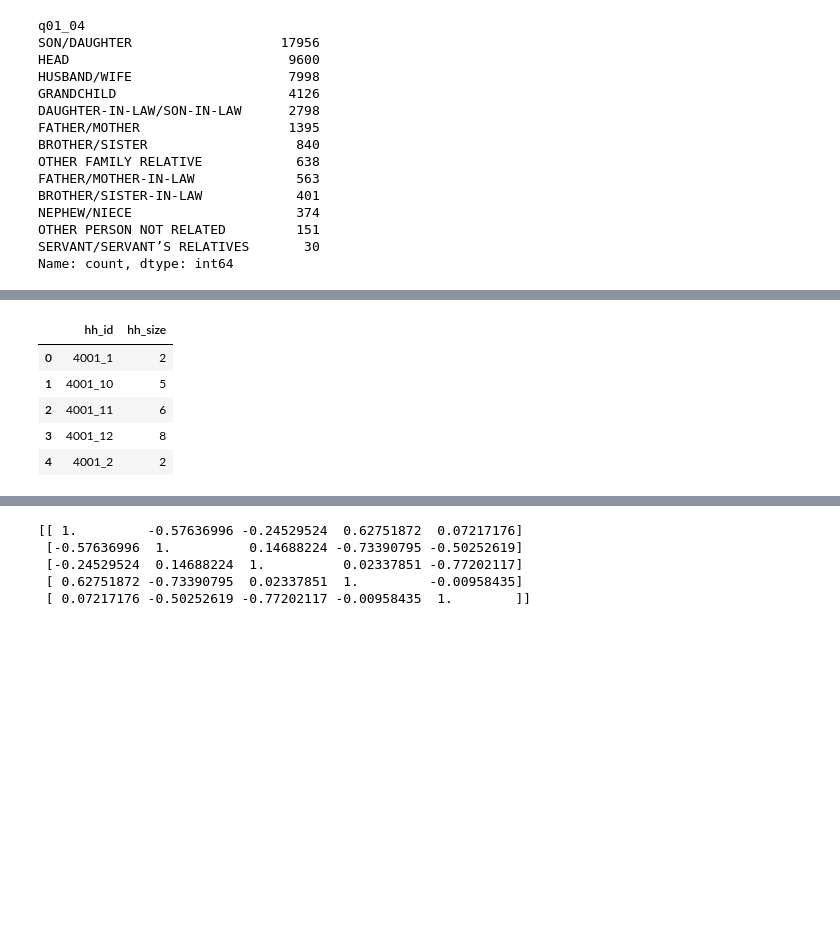
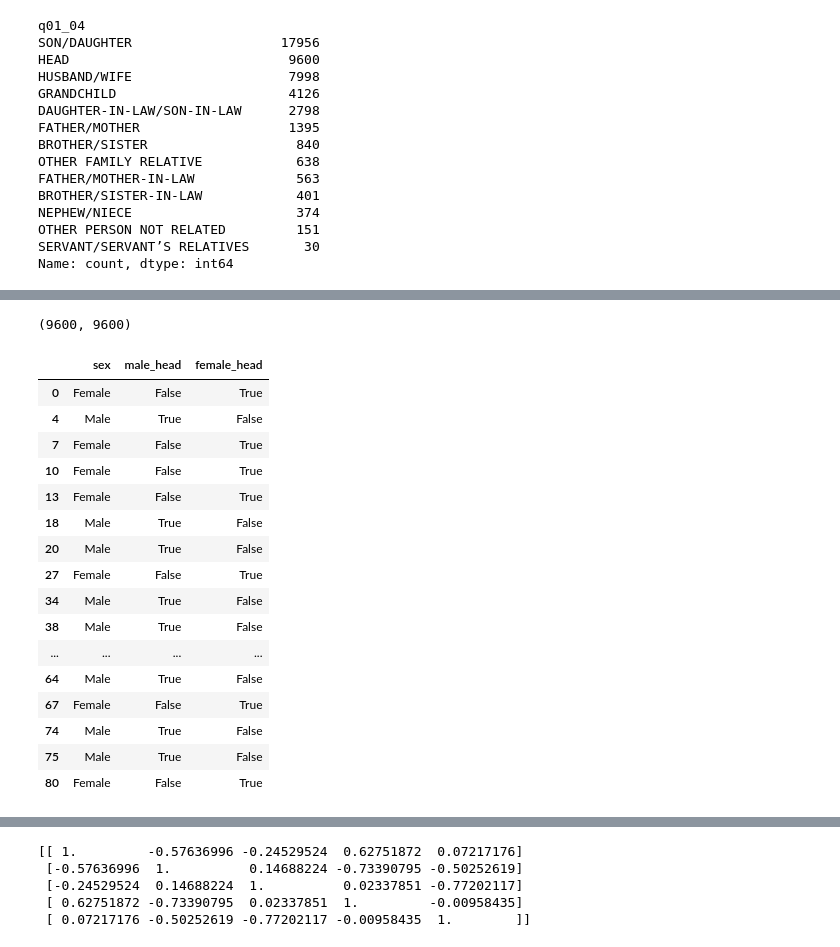
Before and after one commit to AnjaliSapkota/Nepal-Fuel-use-Analysis, a Jupyter notebook: analysis.ipynb, the cells around one changed output, grey strips where cells are left out. Drawn from its saved outputs; the diff is of its cells as text; code cells hidden in the pictures; blank space fills up the shorter version.

```diff
--- a/analysis.ipynb
+++ b/analysis.ipynb
@@ -184,12 +136,31 @@ hh_size = df_s01.groupby("hh_id").size().reset_index(name="hh_size")
-# %%
-hh_size.head()
-# %% [output]
-|  | hh_id | hh_size |
-| 0 | 4001_1 | 2 |
-| 1 | 4001_10 | 5 |
-| 2 | 4001_11 | 6 |
-| 3 | 4001_12 | 8 |
-| 4 | 4001_2 | 2 |
+# %%
+df_head["hh_id"].nunique(), len(df_head)
+# %% [output]
+(9600, 9600)
+# %%
+df_head["male_head"] = ( df_head["sex"] == "Male")
+# %%
+df_head["female_head"] = (df_head["sex"] == "Female")
+# %%
+df_head[["sex", "male_head", "female_head"]].head(20)
+# %% [output]
+|  | sex | male_head | female_head |
+| 0 | Female | False | True |
+| 4 | Male | True | False |
+| 7 | Female | False | True |
+| 10 | Female | False | True |
+| 13 | Female | False | True |
+| 18 | Male | True | False |
+| 20 | Male | True | False |
+| 27 | Female | False | True |
+| 34 | Male | True | False |
+| 38 | Male | True | False |
+| ... | ... | ... | ... |
+| 64 | Male | True | False |
+| 67 | Female | False | True |
+| 74 | Male | True | False |
+| 75 | Male | True | False |
+| 80 | Female | False | True |
 # %%
 df_s01.head()
 # %% [output]
```
Also changed, not shown: parts of 151 cells of this notebook.
